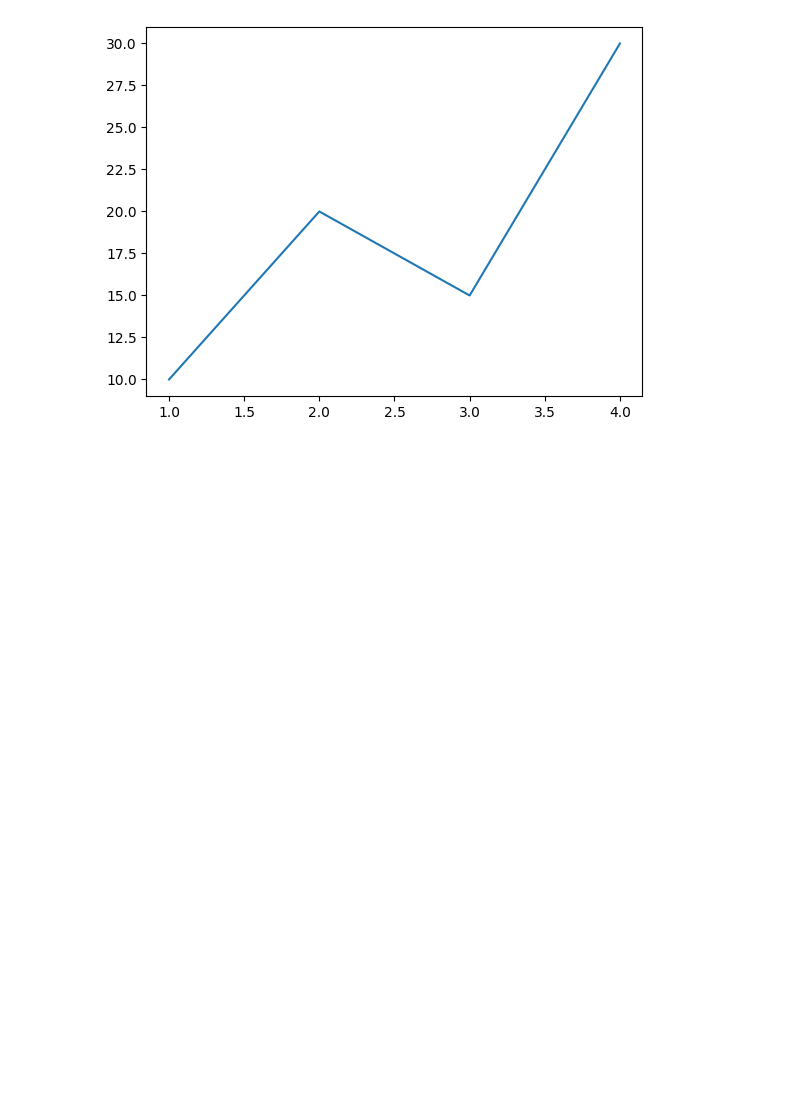
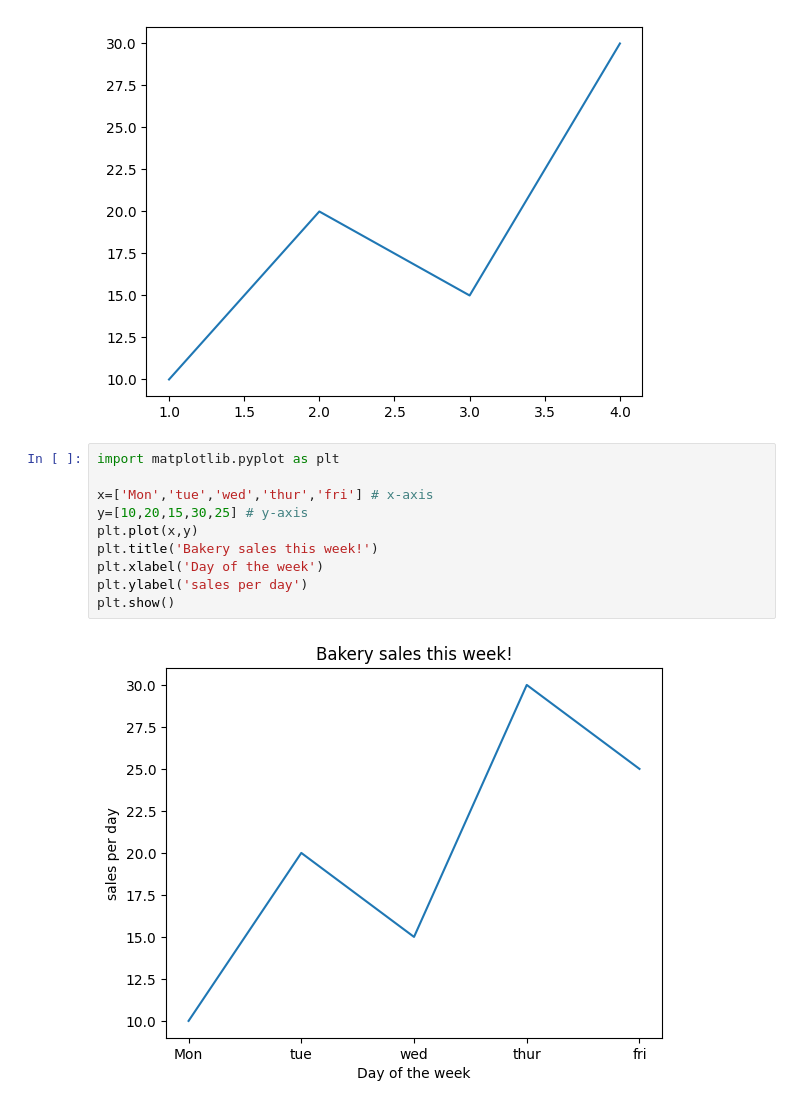
Before and after one commit to salonish011/datascience-notes, a Jupyter notebook: matplotlib.ipynb, the cells around one changed output. Drawn from its saved outputs; the diff is of its cells as text; blank space fills up the shorter version.

Commit message:
Add matplotlib notes

```diff
--- a/matplotlib.ipynb
+++ b/matplotlib.ipynb
@@ -10,3 +10,15 @@ plt.plot(x,y)
 # %% [output]
 [<matplotlib.lines.Line2D at 0x...>]
 [figure]
+# %%
+import matplotlib.pyplot as plt
+
+x=['Mon','tue','wed','thur','fri'] # x-axis
+y=[10,20,15,30,25] # y-axis
+plt.plot(x,y)
+plt.title('Bakery sales this week!')
+plt.xlabel('Day of the week')
+plt.ylabel('sales per day')
+plt.show()
+# %% [output]
+[figure, added]
```
Also changed, not shown: parts of 7 cells of this notebook.
